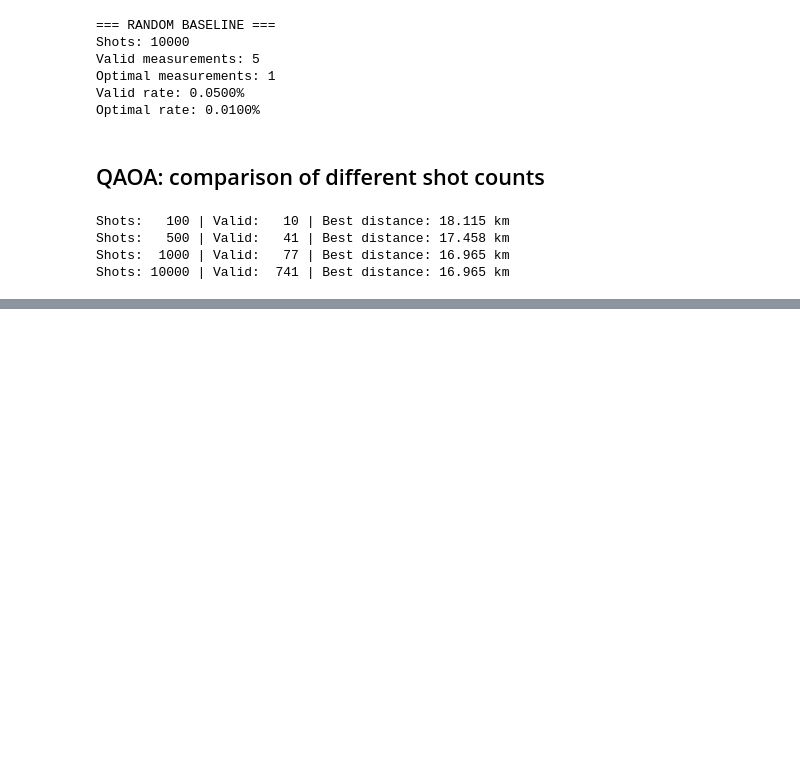
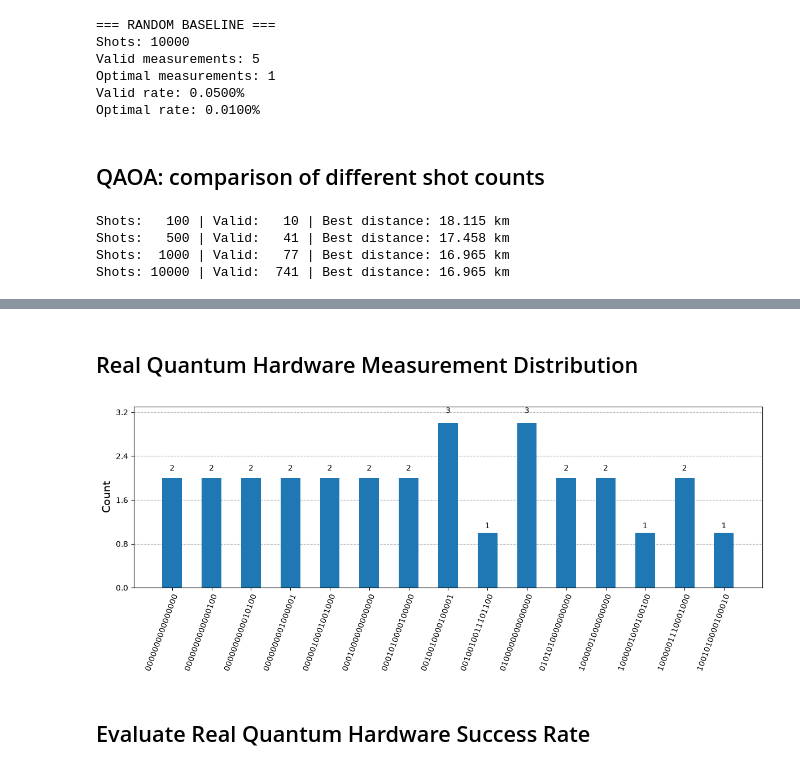
Before and after one commit to sisalik/qest-hack26-omniva, a Jupyter notebook: Eli_solution.ipynb, the cells around one changed output, grey strips where cells are left out. Drawn from its saved outputs; the diff is of its cells as text; code cells hidden in the pictures; blank space fills up the shorter version.

```diff
--- a/Eli_solution.ipynb
+++ b/Eli_solution.ipynb
@@ -536,0 +617,16 @@ Shots: 10000 | Valid:  741 | Best distance: 16.965 km
+# %% [markdown]
+## Real Quantum Hardware Measurement Distribution
+# %%
+from qiskit.visualization import plot_histogram
+from IPython.display import display
+
+# Show only the 15 most frequent measurement outcomes
+top_counts = dict(
+    sorted(real_counts.items(), key=lambda x: x[1], reverse=True)[:15]
+)
+
+display(plot_histogram(top_counts, figsize=(12, 5)))
+# %% [output]
+[figure, added]
+# %% [markdown]
+## Evaluate Real Quantum Hardware Success Rate
```
Also changed, not shown: parts of 19 cells of this notebook, 1 other file.
